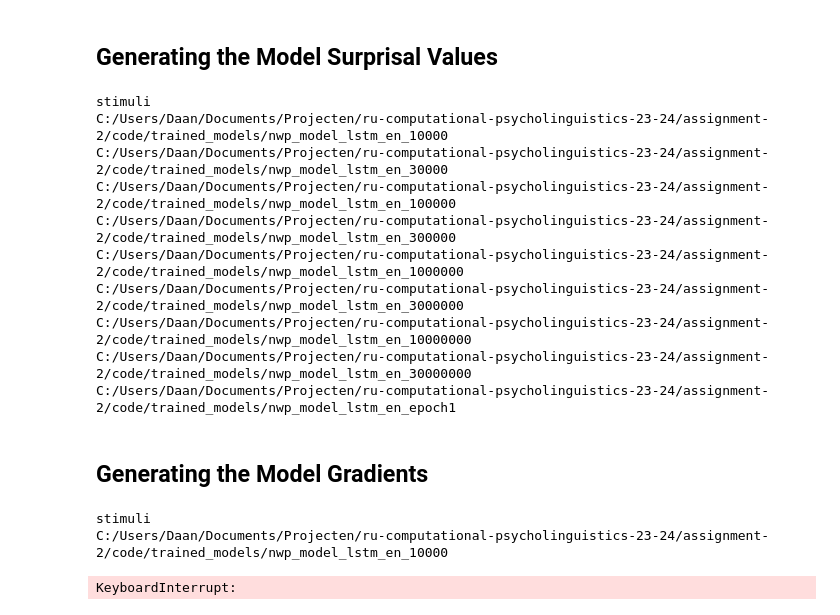
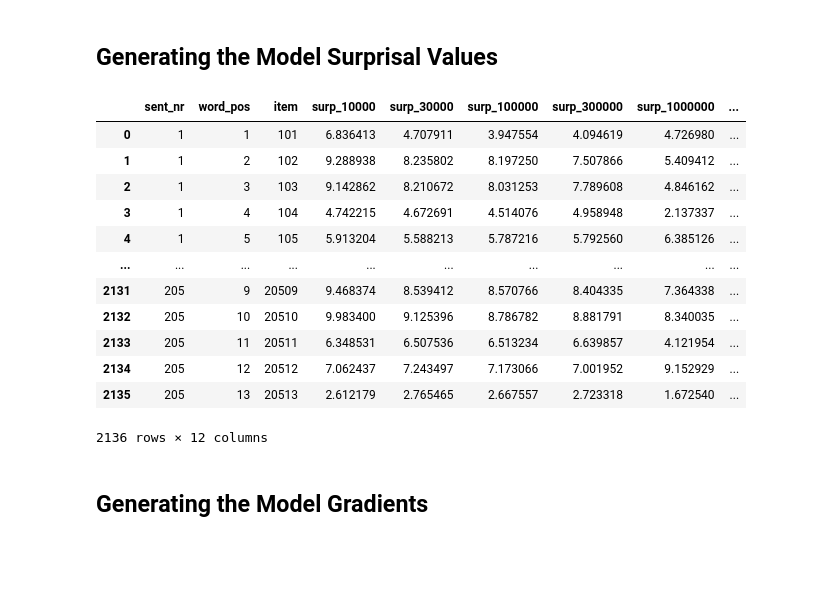
Before and after one commit to daanbrugmans/ru-computational-psycholinguistics-23-24, a Jupyter notebook: assignment-2/code/main.ipynb, the cells around one changed output. Drawn from its saved outputs; the diff is of its cells as text; code cells hidden in the pictures; blank space fills up the shorter version.

```diff
--- a/assignment-2/code/main.ipynb
+++ b/assignment-2/code/main.ipynb
@@ -100,24 +102,26 @@ for erp_sentence_data in erp_data:
     parsed_p600_data.append(parsed_sentence_data)
 # %% [markdown]
 ## Generating the Model Surprisal Values
-# %%
-get_predictions(ITEM_SETS, LANGUAGE, "surp", CUDA)
-# %% [output]
-stimuli
-C:/Users/Daan/Documents/Projecten/ru-computational-psycholinguistics-23-24/assignment-2/code/trained_models/nwp_model_lstm_en_10000
-C:/Users/Daan/Documents/Projecten/ru-computational-psycholinguistics-23-24/assignment-2/code/trained_models/nwp_model_lstm_en_30000
-C:/Users/Daan/Documents/Projecten/ru-computational-psycholinguistics-23-24/assignment-2/code/trained_models/nwp_model_lstm_en_100000
-C:/Users/Daan/Documents/Projecten/ru-computational-psycholinguistics-23-24/assignment-2/code/trained_models/nwp_model_lstm_en_300000
-C:/Users/Daan/Documents/Projecten/ru-computational-psycholinguistics-23-24/assignment-2/code/trained_models/nwp_model_lstm_en_1000000
-C:/Users/Daan/Documents/Projecten/ru-computational-psycholinguistics-23-24/assignment-2/code/trained_models/nwp_model_lstm_en_3000000
-C:/Users/Daan/Documents/Projecten/ru-computational-psycholinguistics-23-24/assignment-2/code/trained_models/nwp_model_lstm_en_10000000
-C:/Users/Daan/Documents/Projecten/ru-computational-psycholinguistics-23-24/assignment-2/code/trained_models/nwp_model_lstm_en_30000000
-C:/Users/Daan/Documents/Projecten/ru-computational-psycholinguistics-23-24/assignment-2/code/trained_models/nwp_model_lstm_en_epoch1
+# %%
+get_predictions(ITEM_SETS, LANGUAGE, "surp", CUDA)
+
+model_stimuli_surprisal_df = pd.read_csv("./predictions/surp_stimuli.csv", sep="\t")
+del model_stimuli_surprisal_df["Unnamed: 0"]
+
+model_stimuli_surprisal_df
+# %% [output]
+|  | sent_nr | word_pos | item | surp_10000 | surp_30000 | surp_100000 | surp_300000 | surp_1000000 | ... |
+| 0 | 1 | 1 | 101 | 6.836413 | 4.707911 | 3.947554 | 4.094619 | 4.726980 | ... |
+| 1 | 1 | 2 | 102 | 9.288938 | 8.235802 | 8.197250 | 7.507866 | 5.409412 | ... |
+| 2 | 1 | 3 | 103 | 9.142862 | 8.210672 | 8.031253 | 7.789608 | 4.846162 | ... |
+| 3 | 1 | 4 | 104 | 4.742215 | 4.672691 | 4.514076 | 4.958948 | 2.137337 | ... |
+| 4 | 1 | 5 | 105 | 5.913204 | 5.588213 | 5.787216 | 5.792560 | 6.385126 | ... |
+| ... | ... | ... | ... | ... | ... | ... | ... | ... | ... |
+| 2131 | 205 | 9 | 20509 | 9.468374 | 8.539412 | 8.570766 | 8.404335 | 7.364338 | ... |
+| 2132 | 205 | 10 | 20510 | 9.983400 | 9.125396 | 8.786782 | 8.881791 | 8.340035 | ... |
+| 2133 | 205 | 11 | 20511 | 6.348531 | 6.507536 | 6.513234 | 6.639857 | 4.121954 | ... |
+| 2134 | 205 | 12 | 20512 | 7.062437 | 7.243497 | 7.173066 | 7.001952 | 9.152929 | ... |
+| 2135 | 205 | 13 | 20513 | 2.612179 | 2.765465 | 2.667557 | 2.723318 | 1.672540 | ... |
+2136 rows × 12 columns
 # %% [markdown]
 ## Generating the Model Gradients
-# %%
-get_predictions(ITEM_SETS, LANGUAGE, "grad", CUDA)
-# %% [output]
-stimuli
-C:/Users/Daan/Documents/Projecten/ru-computational-psycholinguistics-23-24/assignment-2/code/trained_models/nwp_model_lstm_en_10000
-KeyboardInterrupt:
```
Also changed, not shown: parts of 6 cells of this notebook, 3 other files.
